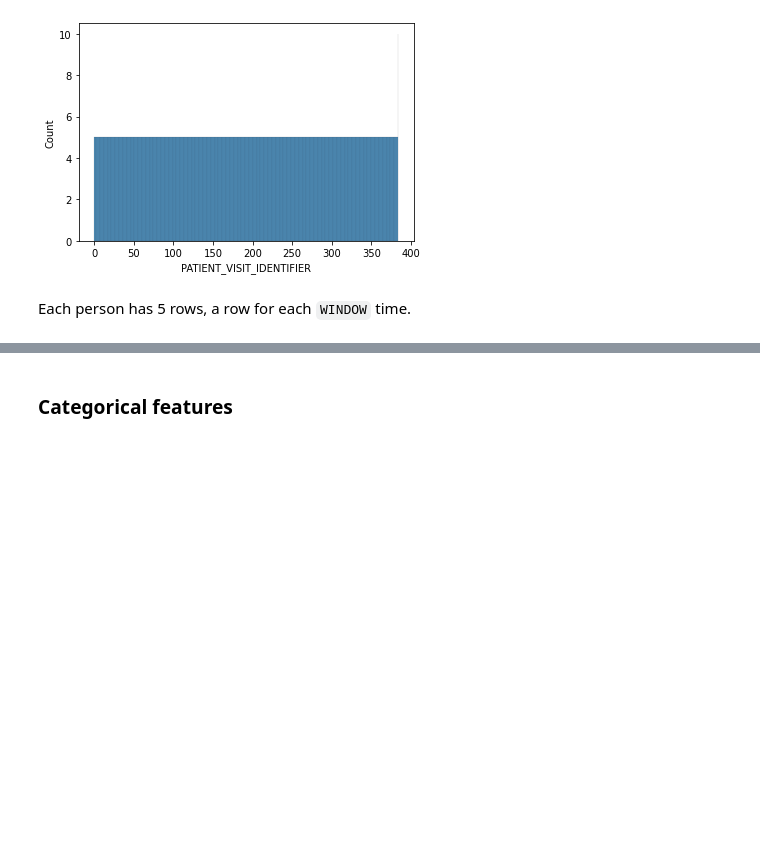
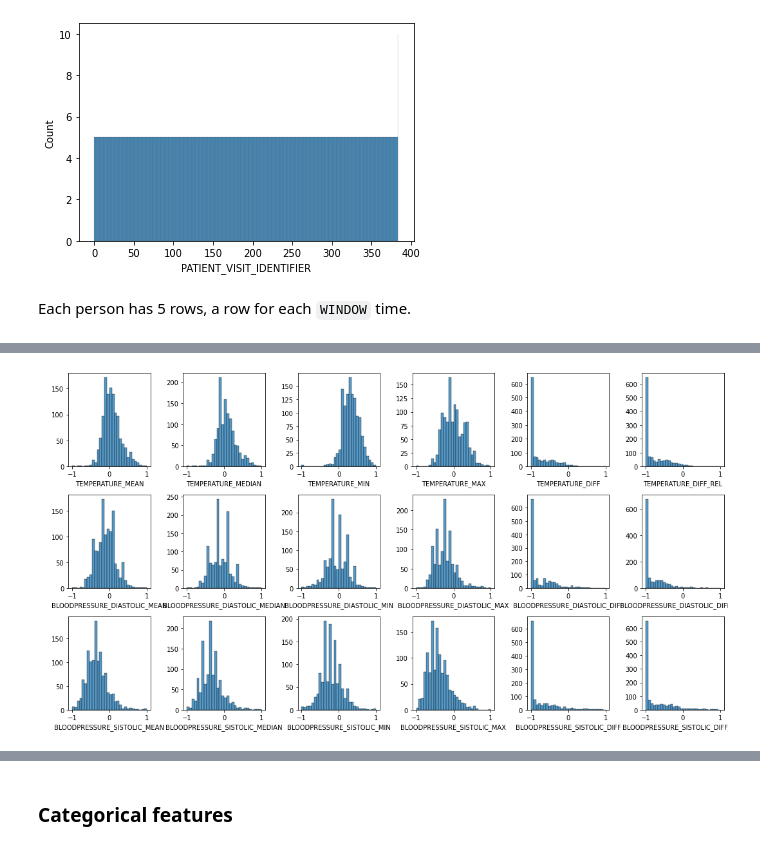
Before and after one commit to ccaiman/covid-capstone, a Jupyter notebook: covid_icu.ipynb, the cells around one changed output, grey strips where cells are left out. Cells and saved outputs as stored; diff of their text form; code cells hidden in the pictures; blank space fills up the shorter version.

```diff
--- a/covid_icu.ipynb
+++ b/covid_icu.ipynb
@@ -75,0 +119,10 @@ num_data[num_data.columns[num_data.columns.str.contains('ALBUMIN')]]
+# %%
+fig, axes = plt.subplots(3, 6, figsize=(15, 8))
+
+for i in range(0, axes.flatten().shape[0]):
+    sns.histplot(data=biometrics_df, x=biometrics_df.columns[i], bins=30, ax=axes.flatten()[i])
+    axes.flatten()[i].set_ylabel(' ')
+
+plt.tight_layout()
+# %% [output]
+[figure, added]
```
Also changed, not shown: parts of 17 cells of this notebook.
